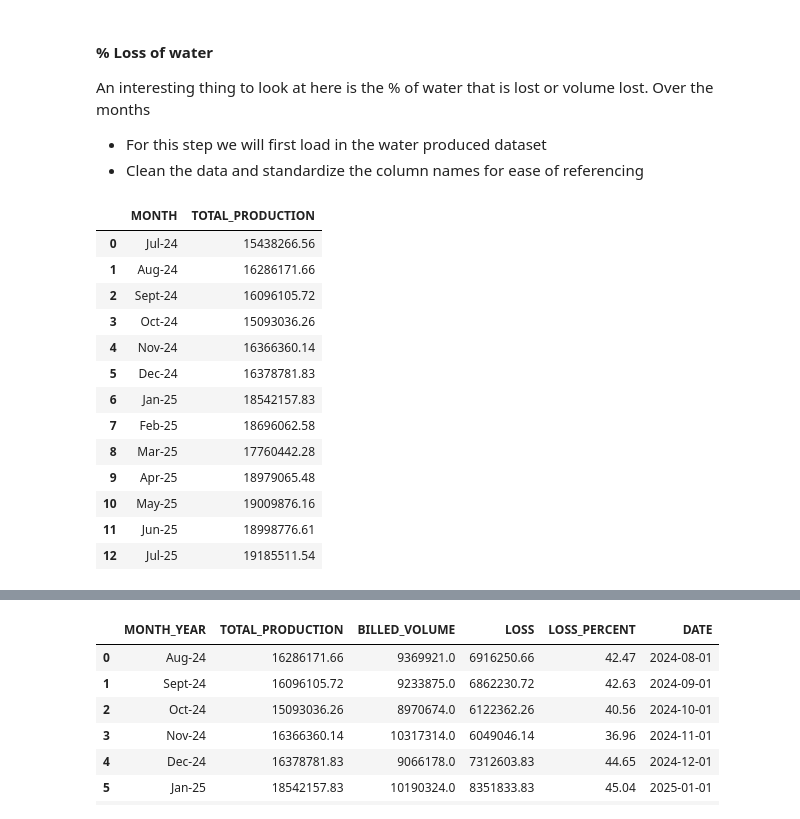
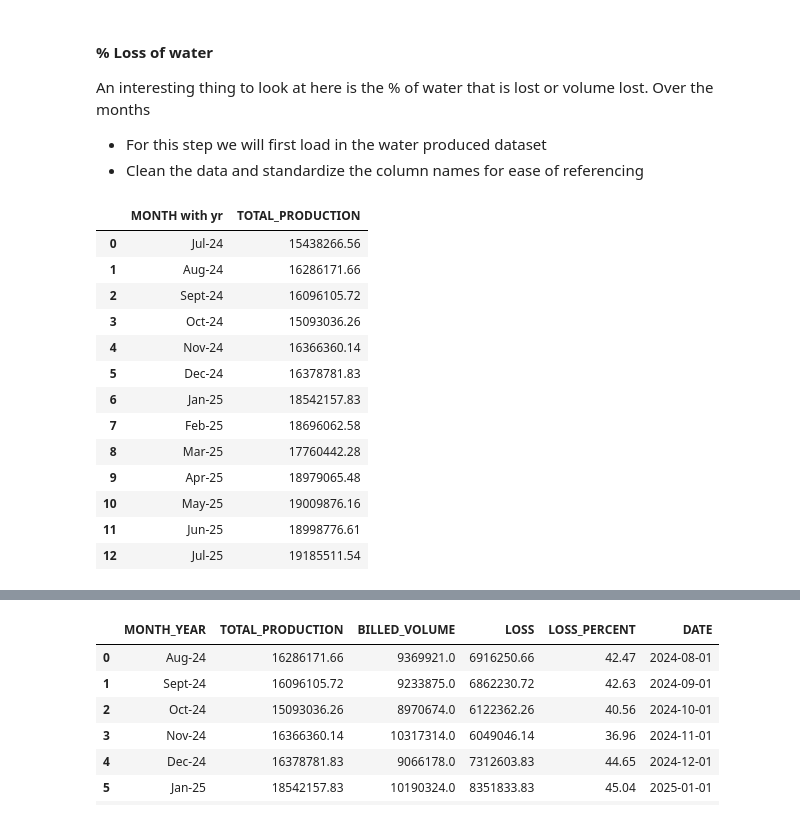
Before and after one commit to Assesa44/water-loss-reduction-through-smart-metering, a Jupyter notebook: Notebooks/Exploratory/eda_notebook.ipynb, the cells around one changed output, grey strips where cells are left out. Saved outputs shown, nothing was run; the diff lists cells and outputs as text; code cells hidden in the pictures.

```diff
--- a/Notebooks/Exploratory/eda_notebook.ipynb
+++ b/Notebooks/Exploratory/eda_notebook.ipynb
@@ -424,13 +437,13 @@ An interesting thing to look at here is the % of water that is lost or volume lo
 # %%
 # 1. Load in the production volumes
 vol_produced = pd.read_csv("Copy of Water_Produced.xlsx - PRODUCTION.csv")
 # 3. Rename the columns
-vol_produced = vol_produced.loc[:,['MONTH','TOTAL PRODUCTION  (m3)']].rename(columns={'TOTAL PRODUCTION  (m3)': 'TOTAL_PRODUCTION'})
+vol_produced = vol_produced.loc[:,['MONTH with yr','TOTAL PRODUCTION  (m3)']].rename(columns={'TOTAL PRODUCTION  (m3)': 'TOTAL_PRODUCTION'})
 # 2. Remove all the commas
 vol_produced['TOTAL_PRODUCTION'] = vol_produced['TOTAL_PRODUCTION'].replace(',', '', regex=True).astype(float)
 vol_produced
 # %% [output]
-|  | MONTH | TOTAL_PRODUCTION |
+|  | MONTH with yr | TOTAL_PRODUCTION |
 | 0 | Jul-24 | 15438266.56 |
 | 1 | Aug-24 | 16286171.66 |
 | 2 | Sept-24 | 16096105.72 |
```
Also changed, not shown: parts of 11 cells of this notebook.
